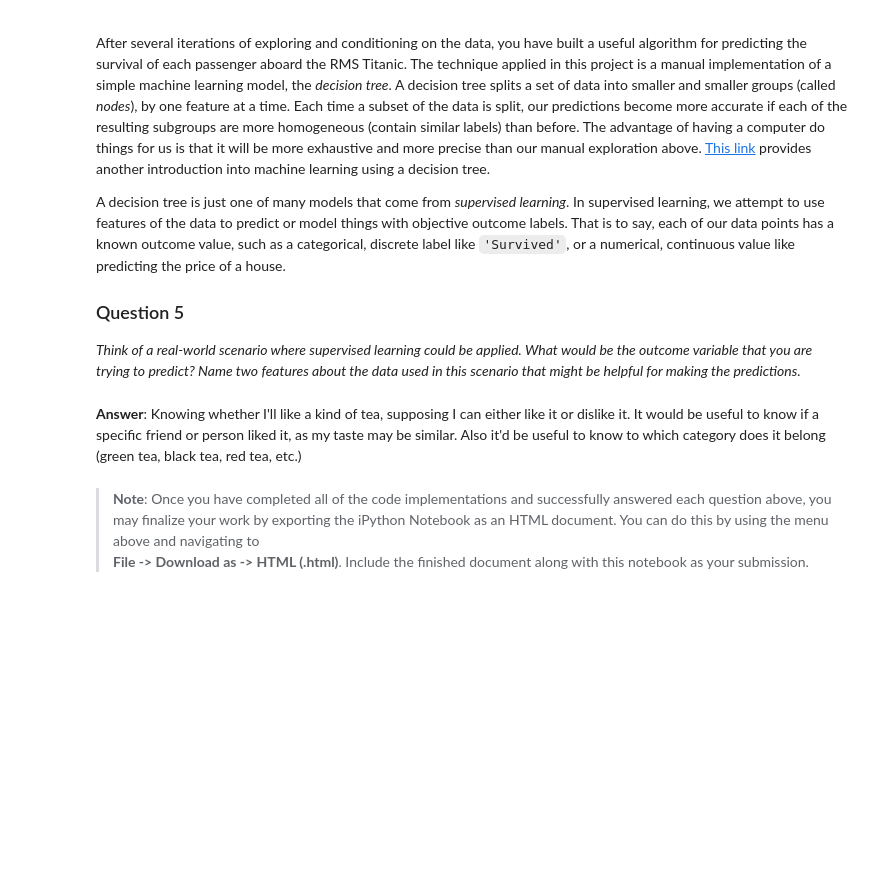
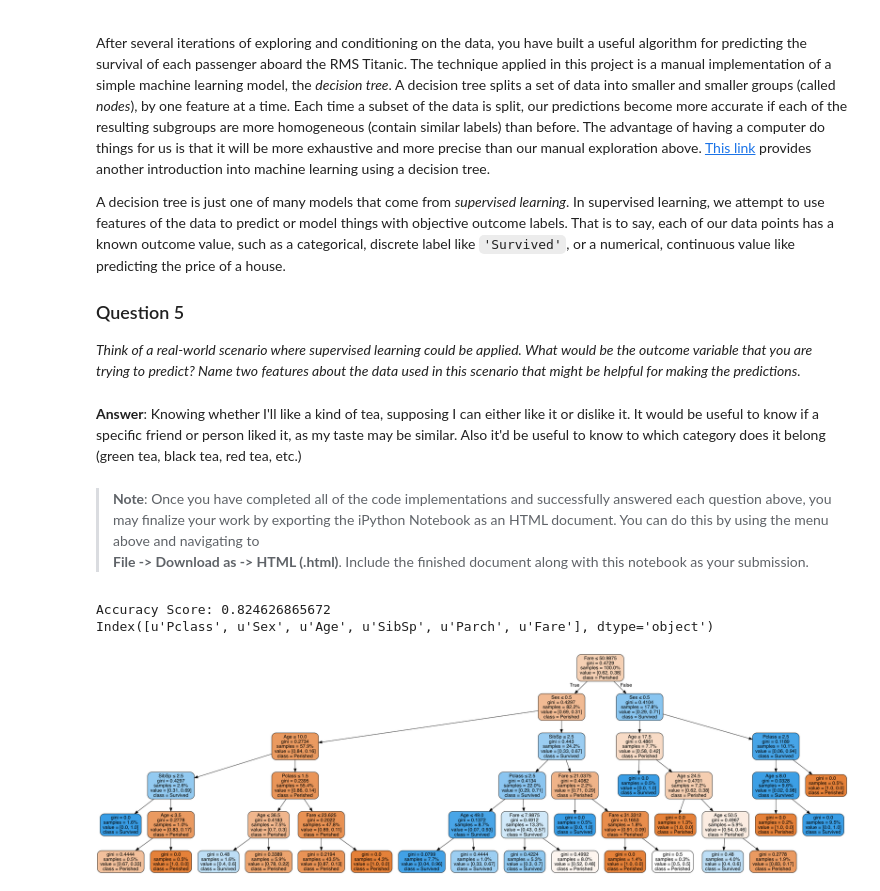
Before and after one commit to BernardoGar/titanic_survival_exploration, a Jupyter notebook: titanic_survival_exploration.ipynb, the cells around one changed output. Drawn from its saved outputs; the diff is of its cells as text; code cells hidden in the pictures; blank space fills up the shorter version.

```diff
--- a/titanic_survival_exploration.ipynb
+++ b/titanic_survival_exploration.ipynb
@@ -253,3 +255,60 @@ A decision tree is just one of many models that come from *supervised learning*.
 # %% [markdown]
 > **Note**: Once you have completed all of the code implementations and successfully answered each question above, you may finalize your work by exporting the iPython Notebook as an HTML document. You can do this by using the menu above and navigating to
 **File -> Download as -> HTML (.html)**. Include the finished document along with this notebook as your submission.
+# %%
+import math
+## Load Data
+data = pd.read_csv('titanic_data.csv', sep=',')
+
+## Define outcome, drop non used features and generate a binary variable for Sex:
+outcomes = data['Survived']
+data = data.drop(['Survived','Name','Ticket','Cabin','Embarked','PassengerId'], axis = 1)
+data['Sex'] = data['Sex'].apply(lambda x: 1. if x == 'female' else 0.)
+data['Age'] = data['Age'].apply(lambda x: 10000. if math.isnan(x) else x)
+
+
+
+
+## Split the data into train/test sets: (train data is used to make the model learn from data and test data is used to estimate how well model generalized)
+from sklearn.cross_validation import StratifiedShuffleSplit
+sss = StratifiedShuffleSplit(outcomes, 1, test_size=0.3, random_state=450)
+for train_index, test_index in sss:
+    X_train = data.iloc[train_index]
+    y_train = outcomes.iloc[train_index]
+    X_test = data.iloc[test_index]
+    y_test = outcomes.iloc[test_index]
+
+## Define Decision Tree to use: (give it a try and change parameters to see the different trees built)
+from sklearn import tree
+clf = tree.DecisionTreeClassifier(max_features=5,max_depth=5)
+
+## Use train data to train the model:
+clf = clf.fit(X_train, y_train)
+
+
+
+# Generate predictions over test set:
+predictions = clf.predict(X_test)
+
+# Accuracy results over test set:
+from sklearn.metrics import accuracy_score
+print "Accuracy Score:", accuracy_score(y_test, predictions)
+
+## Represent Generated Tree:
+from sklearn.externals.six import StringIO
+from IPython.display import Image
+import pydot
+print data.columns
+dot_data = StringIO()
+tree.export_graphviz(clf, out_file=dot_data,
+                         feature_names=data.columns,
+                         class_names=['Perished','Survived'],
+                         filled=True, rounded=True,
+                         proportion = True,
+                         special_characters=True)
+graph = pydot.graph_from_dot_data(dot_data.getvalue())
+Image(graph.create_png())
+# %% [output]
+Accuracy Score: 0.824626865672
+Index([u'Pclass', u'Sex', u'Age', u'SibSp', u'Parch', u'Fare'], dtype='object')
+[figure, added]
```
Also changed, not shown: parts of 3 cells of this notebook, 1 other file.
